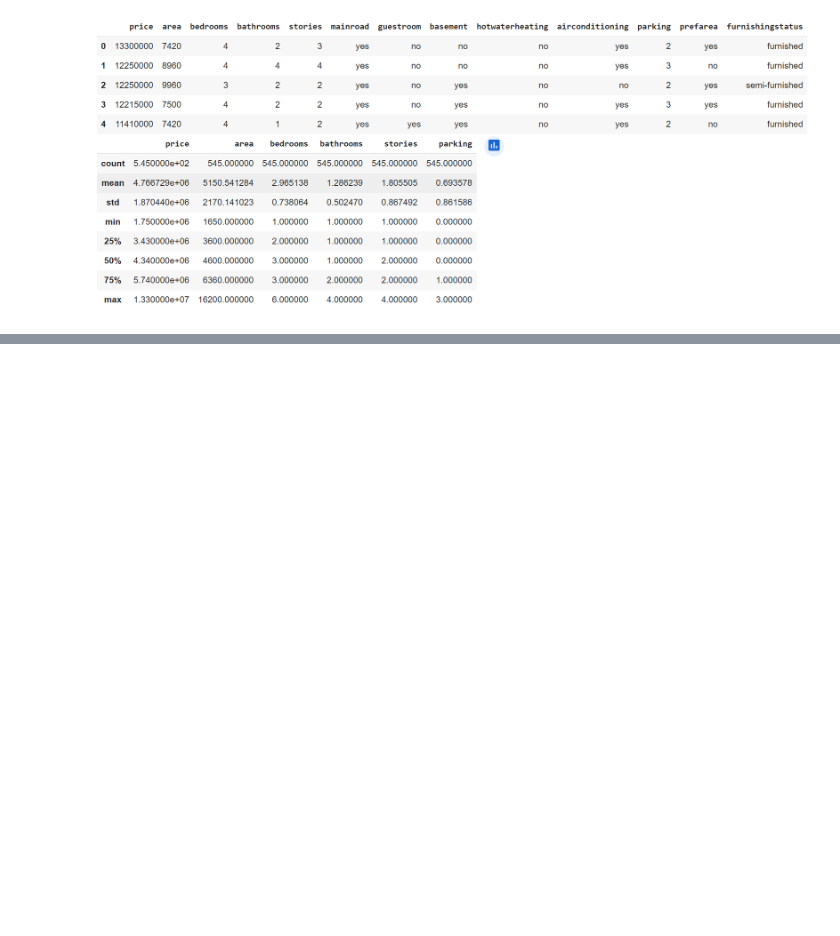
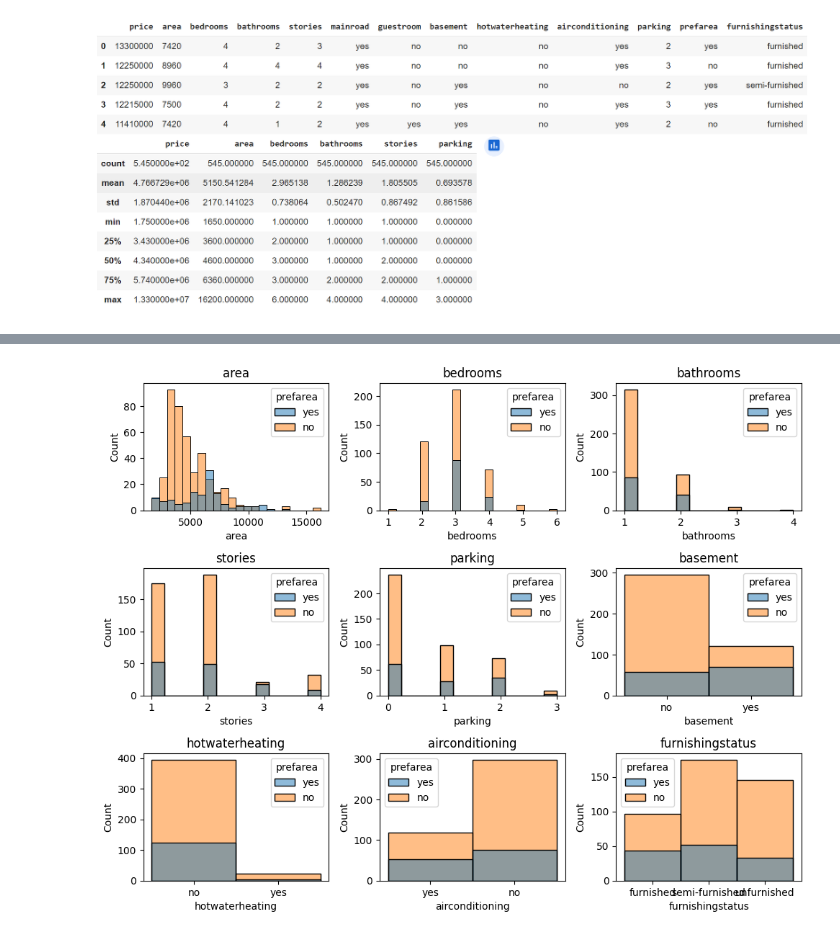
Before and after one commit to Oussoubicodes/CS4287-Assignment-1, a Jupyter notebook: CS4287_Prj1_20242905_20250762.ipynb, the cells around one changed output, grey strips where cells are left out. Saved outputs shown, nothing was run; the diff lists cells and outputs as text; code cells hidden in the pictures; blank space fills up the shorter version.

```diff
--- a/CS4287_Prj1_20242905_20250762.ipynb
+++ b/CS4287_Prj1_20242905_20250762.ipynb
@@ -53,0 +36,13 @@ plt.show()
+# %%
+attri=['area', 'bedrooms', 'bathrooms', 'stories', 'parking', 'basement',
+       'hotwaterheating', 'airconditioning', 'furnishingstatus']
+fig = plt.figure(figsize=(10,10))
+
+for i in range(len(attri)):
+    plt.subplot(4,3,i+1)
+    plt.title(attri[i])
+    sbn.histplot(data=houses,x=houses[attri[i]],hue='prefarea')
+plt.tight_layout()
+plt.show()
+# %% [output]
+[figure, added]
```
Also changed, not shown: parts of 2 cells of this notebook.
